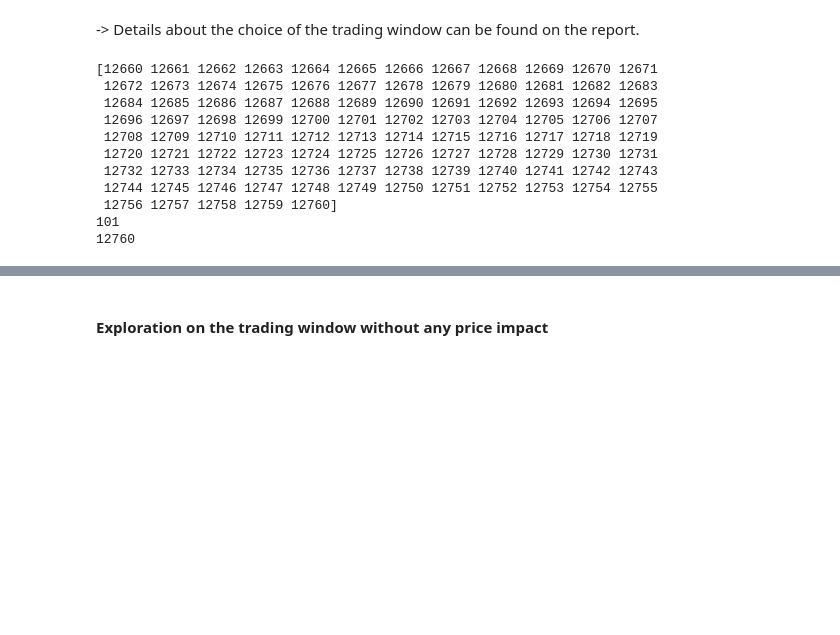
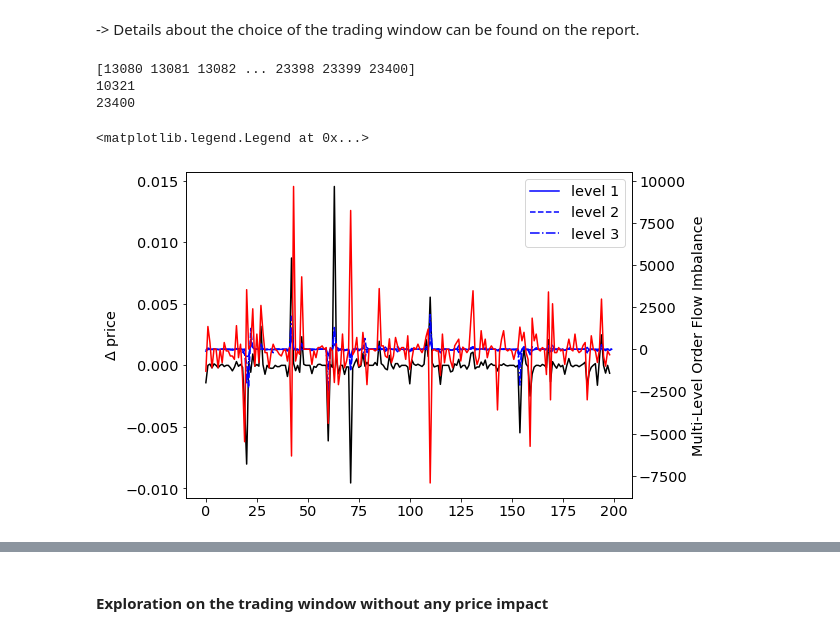
Before and after one commit to zscialom/RL_Research, a Jupyter notebook: RESEARCH_PAPER_CODE.ipynb, the cells around one changed output, grey strips where cells are left out. Cells and saved outputs as stored; diff of their text form; code cells hidden in the pictures; blank space fills up the shorter version.

```diff
--- a/RESEARCH_PAPER_CODE.ipynb
+++ b/RESEARCH_PAPER_CODE.ipynb
@@ -103,3 +106,6 @@ plt.savefig('/content/drive/Shared drives/ProjectML/Project/Temporary_Plots_Figu
 # %% [output]
 <Figure size 432x288 with 0 Axes>
 [figure]
+# %%
+delta_bid_prices = np.diff(bid[:,:maxlevel], axis=0)
+delta_ask_prices = np.diff(ask[:,:maxlevel], axis=0)
@@ -149,22 +216,24 @@ oneMinute = 60
 # START TRADING: 13h00
 # between 9:30 and 13:00: 3.5 hours so, 210 minutes
 # work with 13:01 for convenience
-tradStart = 211
+tradStart = 218
 initTime = (tradStart*secondFreq*oneMinute)-1       # time for 13:01 am
 
 # STOP TRADING: 15:30
 # 16:00 - 30 minutes
 #thirtyMin = 30*secondFreq*60                        # 30 minutes:
 #thirtyMin = (178*60+55)*secondFreq                 # 16:00 - 2 hours 58 minutes 55 seconds 5steps
-thirtyMin = (177*60+20)*secondFreq                 # 16:00 - 2 hours 57 minutes 20 seconds 100steps
+#thirtyMin = (170*60+20)*secondFreq                 # 16:00 - 2 hours 57 minutes 20 seconds 100steps
 #thirtyMin = (178*60+50)*secondFreq                 # 16:00 - 2 hours 58 minutes 50 seconds 10steps
-#thirtyMin = (178*60+10)*secondFreq                 # 16:00 - 2 hours 58 minutes 10 seconds 50steps
+thirtyMin = (170*60+50)*secondFreq                 # 16:00 - 2 hours 58 minutes 10 seconds 50steps
 
 # Length of estimation window - 1 hour
 N = oneMinute*secondFreq
 
 totalTime = len(t)
-tradingTime = t[initTime:totalTime-thirtyMin]       # trading window studied: 1:01pm to 3:30pm -
+#tradingTime = t[initTime:totalTime-thirtyMin]       # trading window studied: 1:01pm to 3:30pm -
+tradingTime = t[initTime:totalTime-0]       # trading window studied: 1:01pm to 3:30pm -
+
 tradingTime = tradingTime[::secondFreq]             # take every second (for trading)
 tradingTime = np.array(list(map(int, tradingTime)),dtype='int')           # only deal with integers
 
@@ -175,17 +244,31 @@ print(endTrading)
 
 T0 = 0                                   # initial time for the initial state: time is discretized also, the value 0 is then treated as the initial trading time and so on
 # %% [output]
-[12660 12661 12662 12663 12664 12665 12666 12667 12668 12669 12670 12671
- 12672 12673 12674 12675 12676 12677 12678 12679 12680 12681 12682 12683
- 12684 12685 12686 12687 12688 12689 12690 12691 12692 12693 12694 12695
- 12696 12697 12698 12699 12700 12701 12702 12703 12704 12705 12706 12707
- 12708 12709 12710 12711 12712 12713 12714 12715 12716 12717 12718 12719
- 12720 12721 12722 12723 12724 12725 12726 12727 12728 12729 12730 12731
- 12732 12733 12734 12735 12736 12737 12738 12739 12740 12741 12742 12743
- 12744 12745 12746 12747 12748 12749 12750 12751 12752 12753 12754 12755
- 12756 12757 12758 12759 12760]
-101
-12760
+[13080 13081 13082 ... 23398 23399 23400]
+10321
+23400
+# %%
+es = []
+for i in range(maxlevel):
+  e=delta_Ws[i]-delta_Vs[i]
+  es.append(e.reshape(-1, secondFreq).mean(axis = 1))
+# %%
+#t[initTime:initTime+50],
+fig, ax1 = plt.subplots(figsize=(8,6))
+ax1.set_ylabel('$\Delta$ price')
+n=200
+ax1.plot(np.diff(microprice[tradingTime[0:n]*secondFreq]), color='k')
+ax2 = ax1.twinx()
+ax2.plot(es[0][tradingTime[0:n]], color='b', linestyle='-', label ='level 1')
+ax2.plot(es[1][tradingTime[0:n]],color='b', linestyle='--', label = 'level 2')
+ax2.plot(es[2][tradingTime[0:n]],color='b', linestyle='-.', label = 'level 3')
+
+ax2.plot(np.diff(order_flow[tradingTime[0:n]*secondFreq]), color='r' )
+ax2.set_ylabel('Multi-Level Order Flow Imbalance')
+plt.legend()
+# %% [output]
+<matplotlib.legend.Legend at 0x...>
+[figure, added]
 # %%
 # Discretization in order to have a finite MDP
 
```
Also changed, not shown: parts of 23 cells of this notebook.
